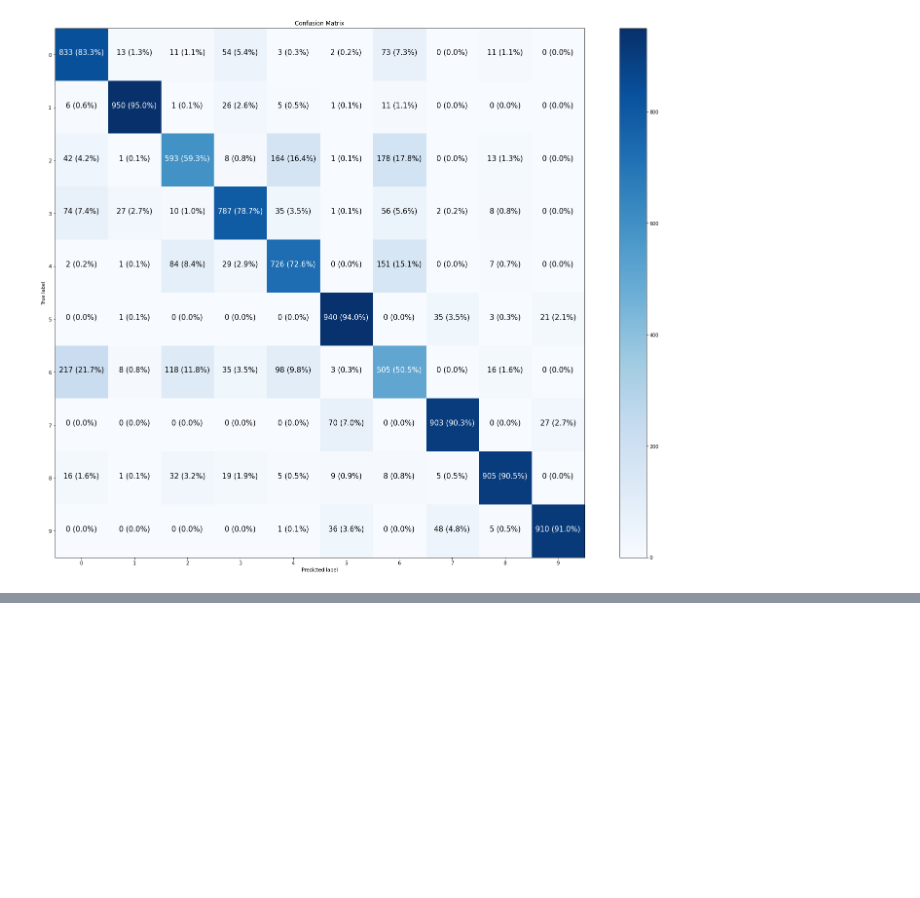
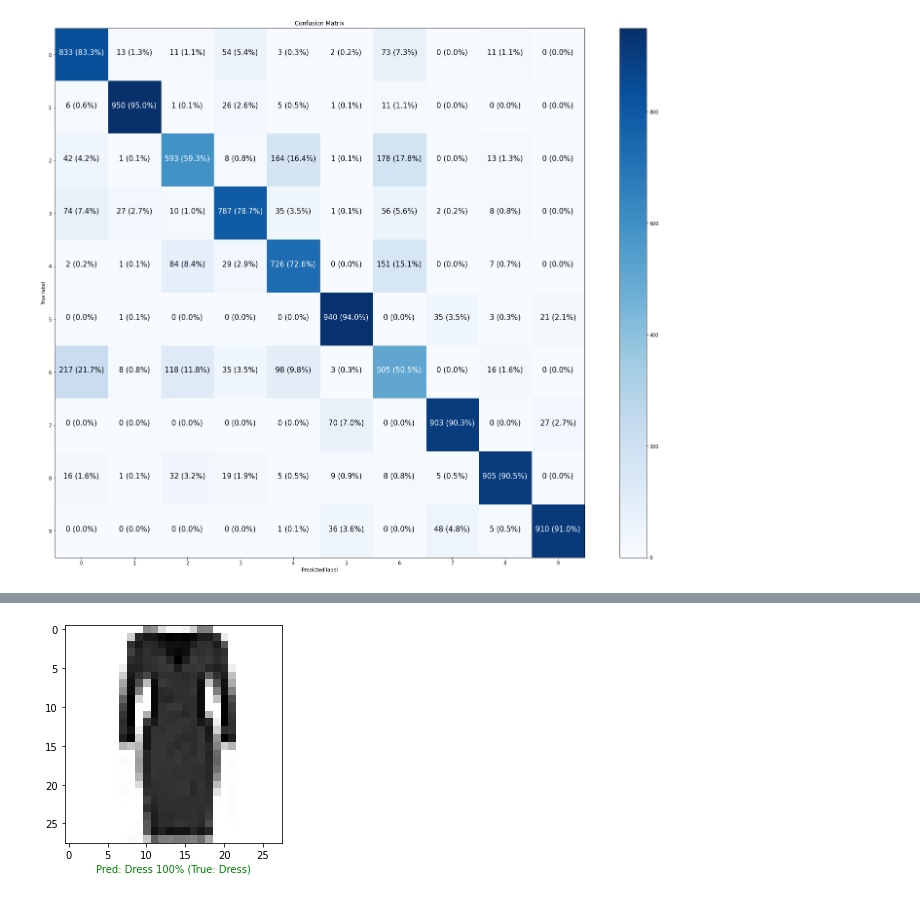
Before and after one commit to AviSaha123/Tensorflow_learnings, a Jupyter notebook: TensorflowClassificationV2.ipynb, the cells around one changed output, grey strips where cells are left out. Saved outputs shown, nothing was run; the diff lists cells and outputs as text; code cells hidden in the pictures; blank space fills up the shorter version.

Commit message:
Added plot_random_images function

```diff
--- a/TensorflowClassificationV2.ipynb
+++ b/TensorflowClassificationV2.ipynb
@@ -726,3 +728,43 @@ def make_confusion_matrix(y_true, y_pred, classes=None, figsize=(15, 15), text_s
 make_confusion_matrix(test_labels, y_preds11, figsize = (26,20))
 # %% [output]
 [figure]
+# %%
+def plot_random_images(model, images, true_labels, classes):
+    """ Plots random images with labels and shows the true labels and the predicted labels along with the confidnece scores.
+
+    Args
+    model: a trained model (trained on data similar to what's in images).
+    images: a set of random images (in tensor form).
+    true_labels: array of ground truth labels for images.
+    classes: array of class names for images.
+
+
+  Returns:
+    A plot of a random image from `images` with a predicted class label from `model`
+    as well as the truth class label from `true_labels`.
+
+    """
+    i = random.randint(0, len(images))
+
+    target_image = images[i]
+    # have to reshape to get into right size for model
+    pred_probs = model.predict(target_image.reshape(1, 28, 28))
+    pred_label = classes[pred_probs.argmax()]
+    true_label = classes[true_labels[i]]
+
+    plt.imshow(target_image, cmap=plt.cm.binary)
+
+    if pred_label == true_label:
+        color = 'green'
+    else:
+        color = 'red'
+
+    plt.xlabel("Pred: {} {:2.0f}% (True: {})".format(pred_label,
+                                                     100 *
+                                                     tf.reduce_max(pred_probs),
+                                                     true_label),
+               color=color)
+
+
+plot_random_images(model11,test_data,test_labels,class_names)
+# %% [output]
@@ -728,0 +772 @@ make_confusion_matrix(test_labels, y_preds11, figsize = (26,20))
+[figure, added]
```
Also changed, not shown: parts of 12 cells of this notebook, 1 other file.
